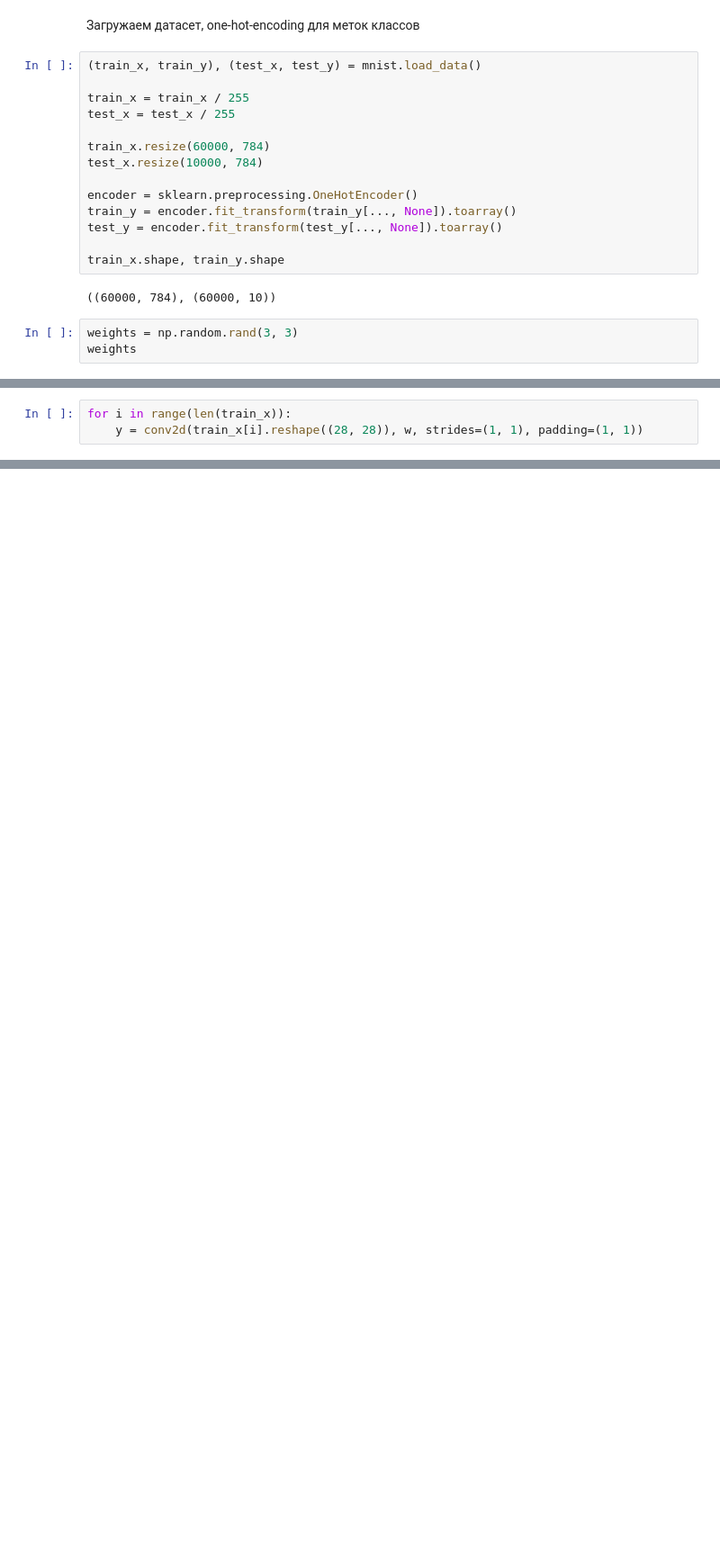
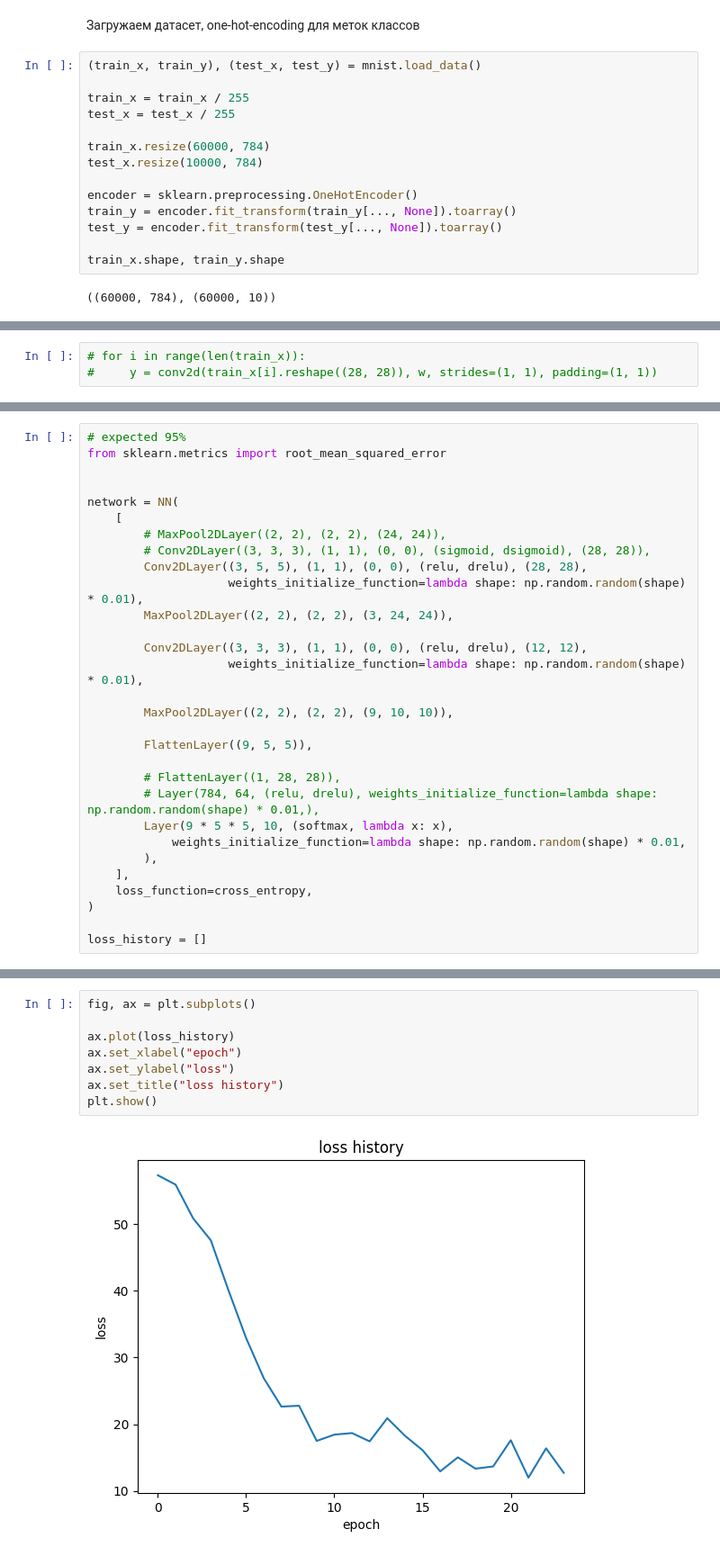
Before and after one commit to Papr1ka/nns, a Jupyter notebook: 6/6.ipynb, the cells around one changed output, grey strips where cells are left out. Shown: that part at 90% size. Cells and saved outputs as stored; diff of their text form; blank space fills up the shorter version.

```diff
--- a/6/6.ipynb
+++ b/6/6.ipynb
@@ -42,6 +47,3 @@ test_y = encoder.fit_transform(test_y[..., None]).toarray()
 train_x.shape, train_y.shape
 # %% [output]
 ((60000, 784), (60000, 10))
-# %%
-weights = np.random.rand(3, 3)
-weights
@@ -82,3 +79,3 @@ def conv2d(x: Nums, core: Nums, strides: Tuple[int, int]=(1, 1), padding: Tuple[
 # %%
-for i in range(len(train_x)):
-    y = conv2d(train_x[i].reshape((28, 28)), w, strides=(1, 1), padding=(1, 1))
+# for i in range(len(train_x)):
+#     y = conv2d(train_x[i].reshape((28, 28)), w, strides=(1, 1), padding=(1, 1))
@@ -84,0 +515,30 @@ for i in range(len(train_x)):
+# %%
+# expected 95%
+from sklearn.metrics import root_mean_squared_error
+
+
+network = NN(
+    [
+        # MaxPool2DLayer((2, 2), (2, 2), (24, 24)),
+        # Conv2DLayer((3, 3, 3), (1, 1), (0, 0), (sigmoid, dsigmoid), (28, 28)),
+        Conv2DLayer((3, 5, 5), (1, 1), (0, 0), (relu, drelu), (28, 28),
+                    weights_initialize_function=lambda shape: np.random.random(shape) * 0.01),
+        MaxPool2DLayer((2, 2), (2, 2), (3, 24, 24)),
+
+        Conv2DLayer((3, 3, 3), (1, 1), (0, 0), (relu, drelu), (12, 12),
+                    weights_initialize_function=lambda shape: np.random.random(shape) * 0.01),
+
+        MaxPool2DLayer((2, 2), (2, 2), (9, 10, 10)),
+
+        FlattenLayer((9, 5, 5)),
+
+        # FlattenLayer((1, 28, 28)),
+        # Layer(784, 64, (relu, drelu), weights_initialize_function=lambda shape: np.random.random(shape) * 0.01,),
+        Layer(9 * 5 * 5, 10, (softmax, lambda x: x),
+            weights_initialize_function=lambda shape: np.random.random(shape) * 0.01,
+        ),
+    ],
+    loss_function=cross_entropy,
+)
+
+loss_history = []
@@ -234,0 +783,10 @@ class ConvLayer:
+# %%
+fig, ax = plt.subplots()
+
+ax.plot(loss_history)
+ax.set_xlabel("epoch")
+ax.set_ylabel("loss")
+ax.set_title("loss history")
+plt.show()
+# %% [output]
+[figure, added]
```
Also changed, not shown: parts of 31 cells of this notebook, 1 other file.
